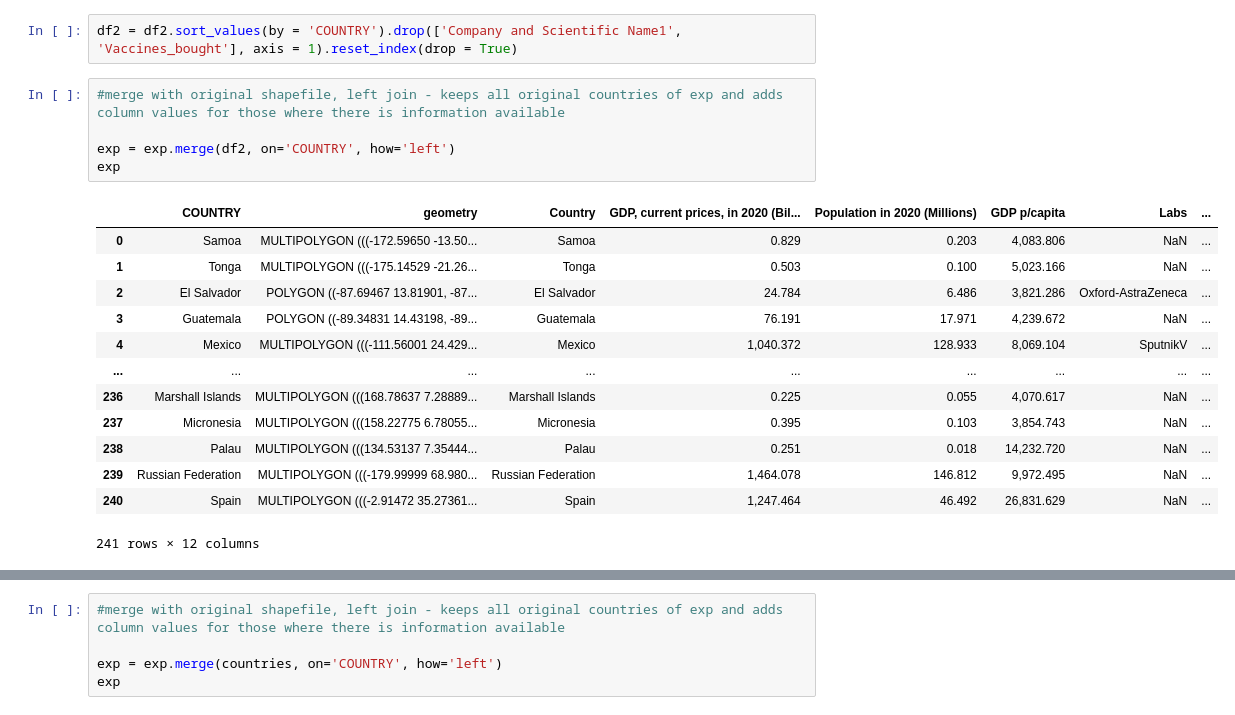
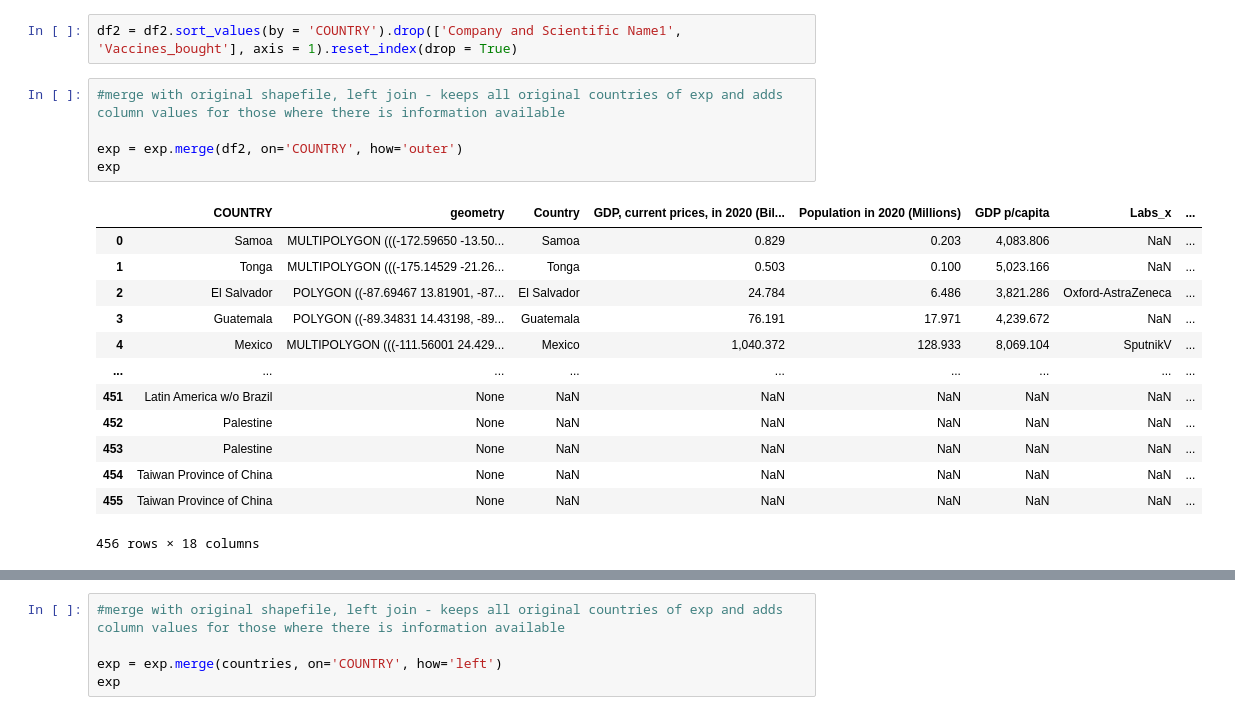
Before and after one commit to RicardoSantos0/Data-Visualization, a Jupyter notebook: Data_Viz_CoVID.ipynb, the cells around one changed output, grey strips where cells are left out. Cells and saved outputs as stored; diff of their text form.

```diff
--- a/Data_Viz_CoVID.ipynb
+++ b/Data_Viz_CoVID.ipynb
@@ -636,19 +658,19 @@ df2 = df2.sort_values(by = 'COUNTRY').drop(['Company and Scientific Name1', 'Vac
 # %%
 #merge with original shapefile, left join - keeps all original countries of exp and adds column values for those where there is information available
 
-exp = exp.merge(df2, on='COUNTRY', how='left')
+exp = exp.merge(df2, on='COUNTRY', how='outer')
 exp
 # %% [output]
-|  | COUNTRY | geometry | Country | GDP, current prices, in 2020 (Bil... | Population in 2020 (Millions) | GDP p/capita | Labs | ... |
+|  | COUNTRY | geometry | Country | GDP, current prices, in 2020 (Bil... | Population in 2020 (Millions) | GDP p/capita | Labs_x | ... |
 | 0 | Samoa | MULTIPOLYGON (((-172.59650 -13.50... | Samoa | 0.829 | 0.203 | 4,083.806 | NaN | ... |
 | 1 | Tonga | MULTIPOLYGON (((-175.14529 -21.26... | Tonga | 0.503 | 0.100 | 5,023.166 | NaN | ... |
 | 2 | El Salvador | POLYGON ((-87.69467 13.81901, -87... | El Salvador | 24.784 | 6.486 | 3,821.286 | Oxford-AstraZeneca | ... |
 | 3 | Guatemala | POLYGON ((-89.34831 14.43198, -89... | Guatemala | 76.191 | 17.971 | 4,239.672 | NaN | ... |
 | 4 | Mexico | MULTIPOLYGON (((-111.56001 24.429... | Mexico | 1,040.372 | 128.933 | 8,069.104 | SputnikV | ... |
 | ... | ... | ... | ... | ... | ... | ... | ... | ... |
-| 236 | Marshall Islands | MULTIPOLYGON (((168.78637 7.28889... | Marshall Islands | 0.225 | 0.055 | 4,070.617 | NaN | ... |
-| 237 | Micronesia | MULTIPOLYGON (((158.22775 6.78055... | Micronesia | 0.395 | 0.103 | 3,854.743 | NaN | ... |
-| 238 | Palau | MULTIPOLYGON (((134.53137 7.35444... | Palau | 0.251 | 0.018 | 14,232.720 | NaN | ... |
-| 239 | Russian Federation | MULTIPOLYGON (((-179.99999 68.980... | Russian Federation | 1,464.078 | 146.812 | 9,972.495 | NaN | ... |
-| 240 | Spain | MULTIPOLYGON (((-2.91472 35.27361... | Spain | 1,247.464 | 46.492 | 26,831.629 | NaN | ... |
+| 451 | Latin America w/o Brazil | None | NaN | NaN | NaN | NaN | NaN | ... |
+| 452 | Palestine | None | NaN | NaN | NaN | NaN | NaN | ... |
+| 453 | Palestine | None | NaN | NaN | NaN | NaN | NaN | ... |
+| 454 | Taiwan Province of China | None | NaN | NaN | NaN | NaN | NaN | ... |
+| 455 | Taiwan Province of China | None | NaN | NaN | NaN | NaN | NaN | ... |
-241 rows × 12 columns
+456 rows × 18 columns
```
Also changed, not shown: parts of 21 cells of this notebook, 6 other files.
